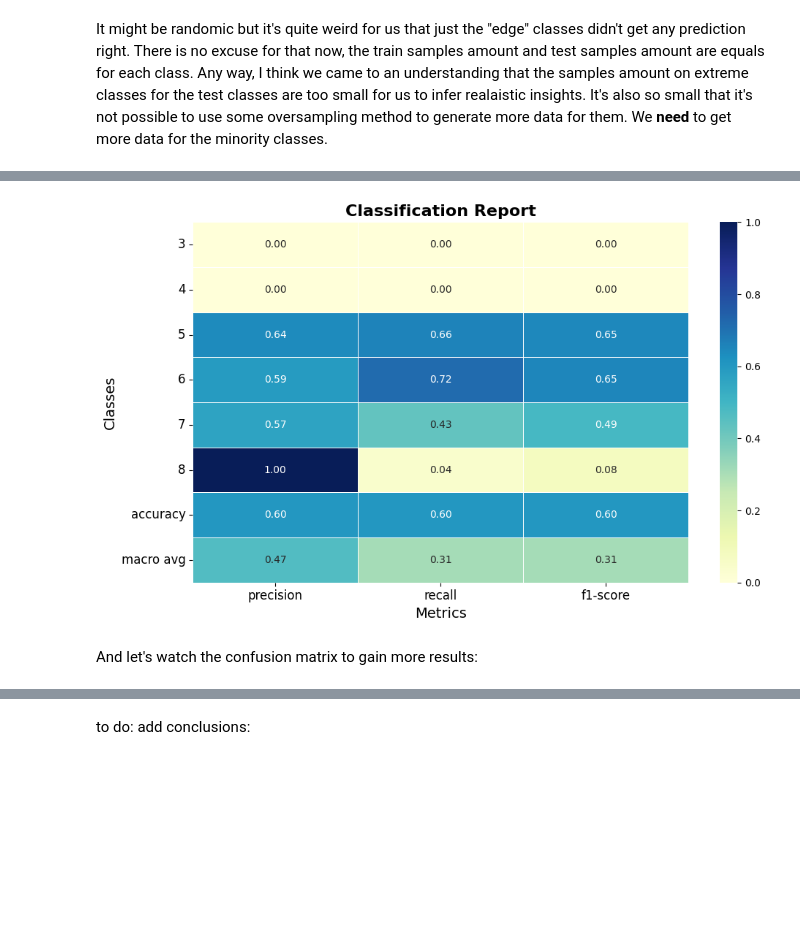
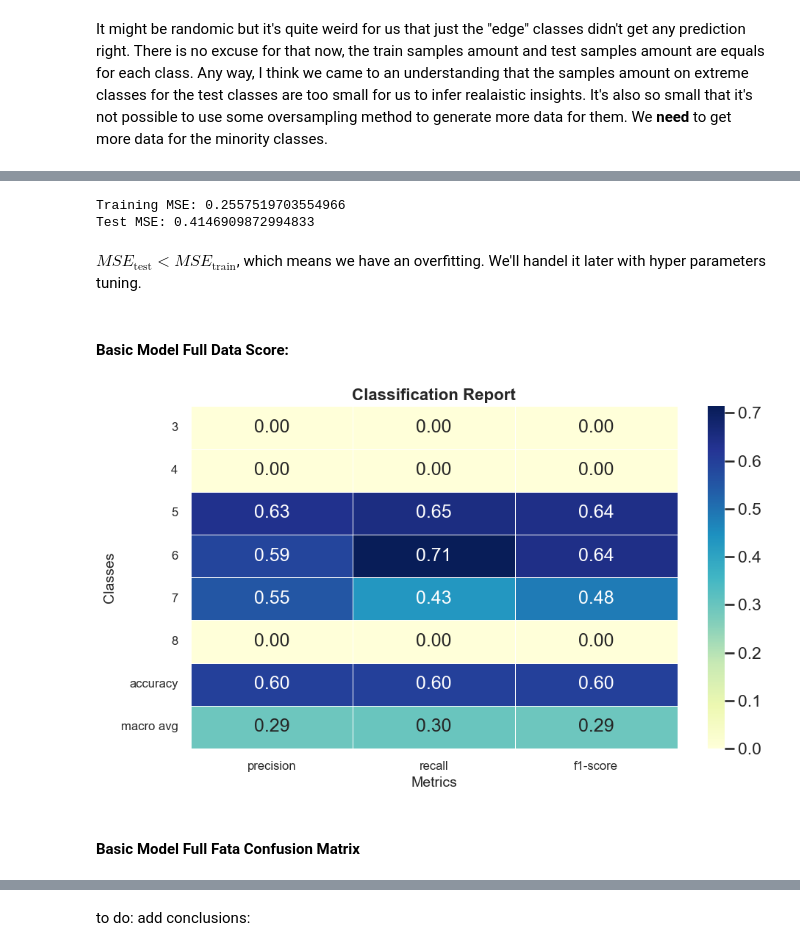
Before and after one commit to airbagdeer/tabular-ds-project, a Jupyter notebook: EX2.ipynb, the cells around one changed output, grey strips where cells are left out. Drawn from its saved outputs; the diff is of its cells as text; code cells hidden in the pictures; blank space fills up the shorter version.

```diff
--- a/EX2.ipynb
+++ b/EX2.ipynb
@@ -346,3 +433,0 @@ remove the 9th quality
-# %%
-X = X[y != 9].reset_index(drop=True)
-y = y[y != 9].reset_index(drop=True)
@@ -349,4 +440,5 @@ y = y[y != 9].reset_index(drop=True)
 # %%
+y[y==9] = 8
 y.hist()
 # %% [output]
 <Axes: >
@@ -365,6 +460,5 @@ right now let's try to see what the basic pipline gives us.
 # %%
 xgboost_basic_model = XGBRegressor(
-    enable_categorical=True,
     max_depth=6,                # Limit tree depth
     learning_rate=0.05,         # Lower learning rate
     n_estimators=500,           # More estimators with small steps
@@ -382,9 +487,25 @@ y_pred = round_results(xgboost_basic_model.predict(X_test))
+# %%
+y_reg_test = xgboost_basic_model.predict(X_test)
+y_reg_train = xgboost_basic_model.predict(X_train)
+train_mse = mean_squared_error(y_train, y_reg_train)
+test_mse = mean_squared_error(y_test, y_reg_test)
+print(f'Training MSE: {train_mse}')
+print(f'Test MSE: {test_mse}')
+# %% [output]
+Training MSE: 0.2557519703554966
+Test MSE: 0.4146909872994833
+# %% [markdown]
+$MSE_{\text{test}} < MSE_{\text{train}}$, which means we have an overfitting.
+We'll handel it later with hyper parameters tuning.
+# %% [markdown]
+#### Basic Model Full Data Score:
 # %%
+y_pred = round_results(y_reg_test)
 calculate_scores(y_true=y_test, y_pred=y_pred, image_name='basic-pipline-full-data-results')
 # %% [output]
-[figure, old version]
+[figure, new version]
-# %% [markdown]
-And let's watch the confusion matrix to gain more results:
+# %% [markdown]
+#### Basic Model Full Fata Confusion Matrix
 # %%
 calculate_confusion_matrix(y_true=y_test, y_pred=y_pred)
 # %% [output]
```
Also changed, not shown: parts of 64 cells of this notebook, 7 other files.
